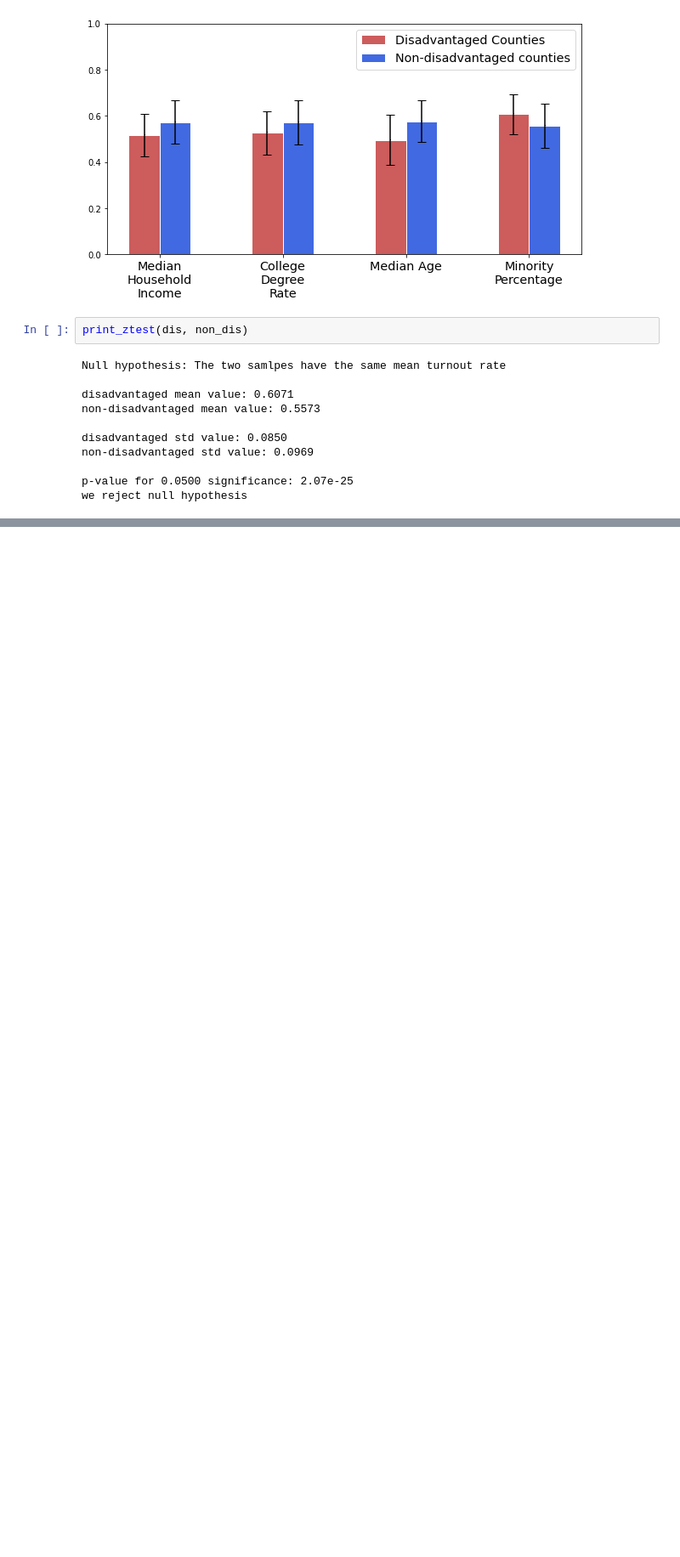
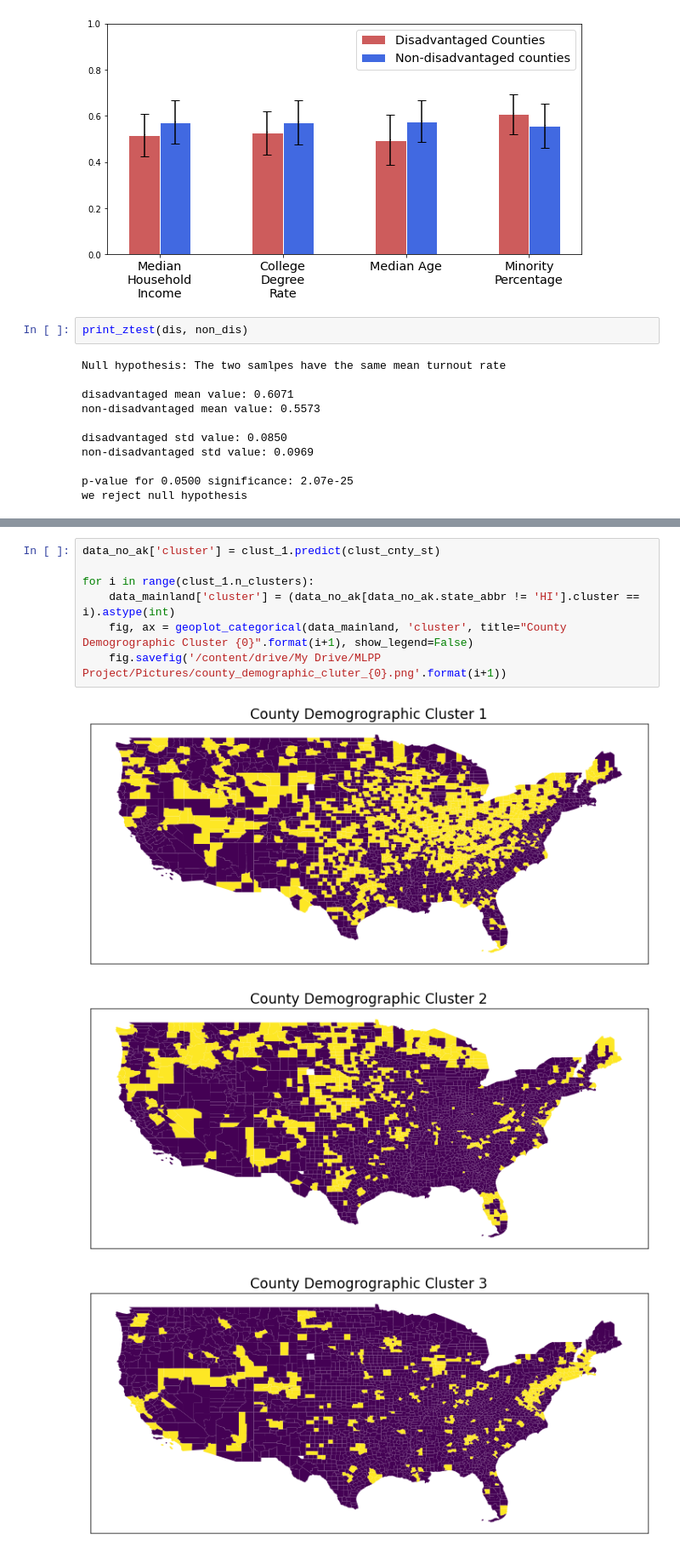
Before and after one commit to DesiPilla/demographics-voterid-turnout, a Jupyter notebook: Data_Analysis.ipynb, the cells around one changed output, grey strips where cells are left out. Shown at 85% size. Cells and saved outputs as stored; diff of their text form; blank space fills up the shorter version.

```diff
--- a/Data_Analysis.ipynb
+++ b/Data_Analysis.ipynb
@@ -335,0 +427,11 @@ fig.savefig('/content/drive/My Drive/MLPP Project/Pictures/minority_conditional_
+# %%
+data_no_ak['cluster'] = clust_1.predict(clust_cnty_st)
+
+for i in range(clust_1.n_clusters):
+    data_mainland['cluster'] = (data_no_ak[data_no_ak.state_abbr != 'HI'].cluster == i).astype(int)
+    fig, ax = geoplot_categorical(data_mainland, 'cluster', title="County Demogrographic Cluster {0}".format(i+1), show_legend=False)
+    fig.savefig('/content/drive/My Drive/MLPP Project/Pictures/county_demographic_cluter_{0}.png'.format(i+1))
+# %% [output]
+[figure, added]
+[figure, added]
+[figure, added]
```
Also changed, not shown: parts of 33 cells of this notebook.
